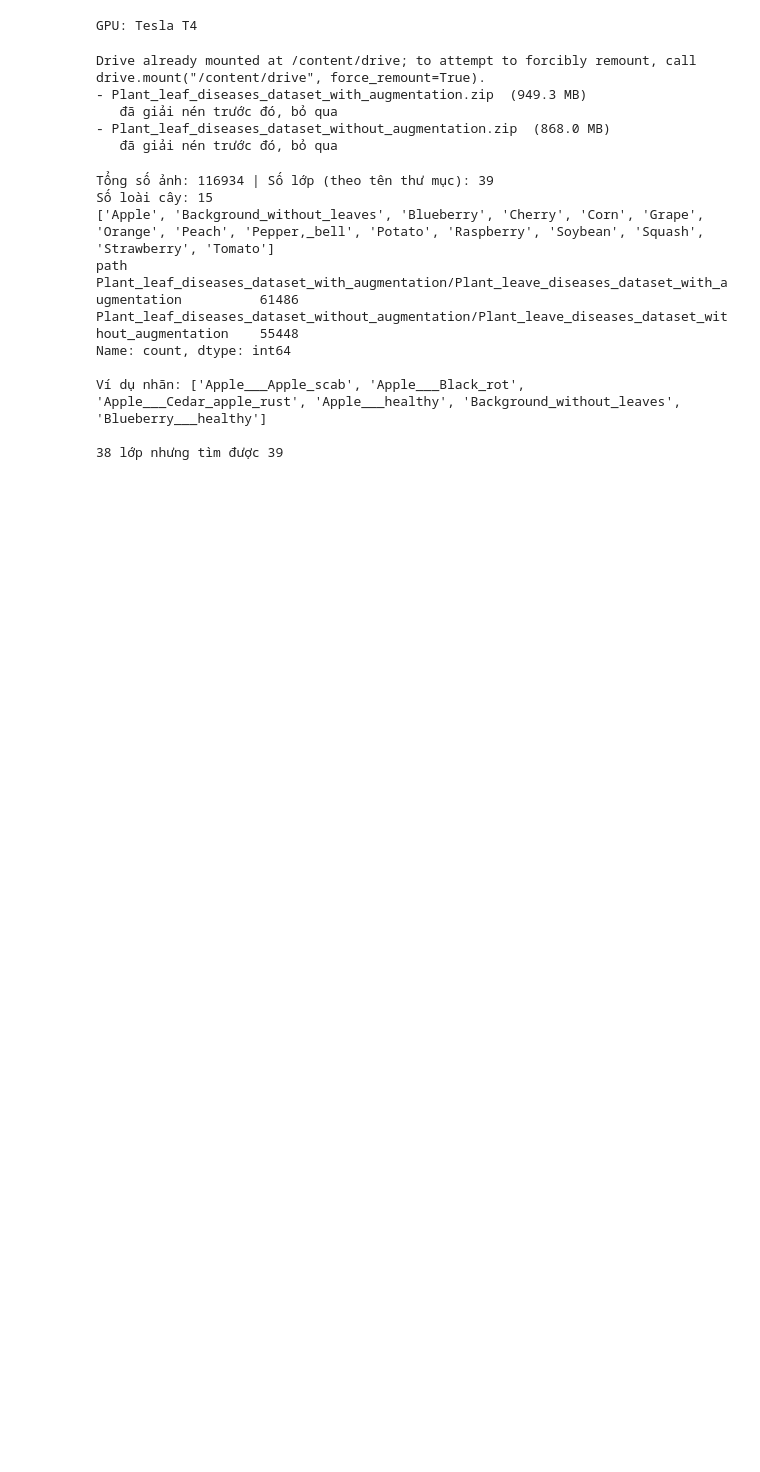
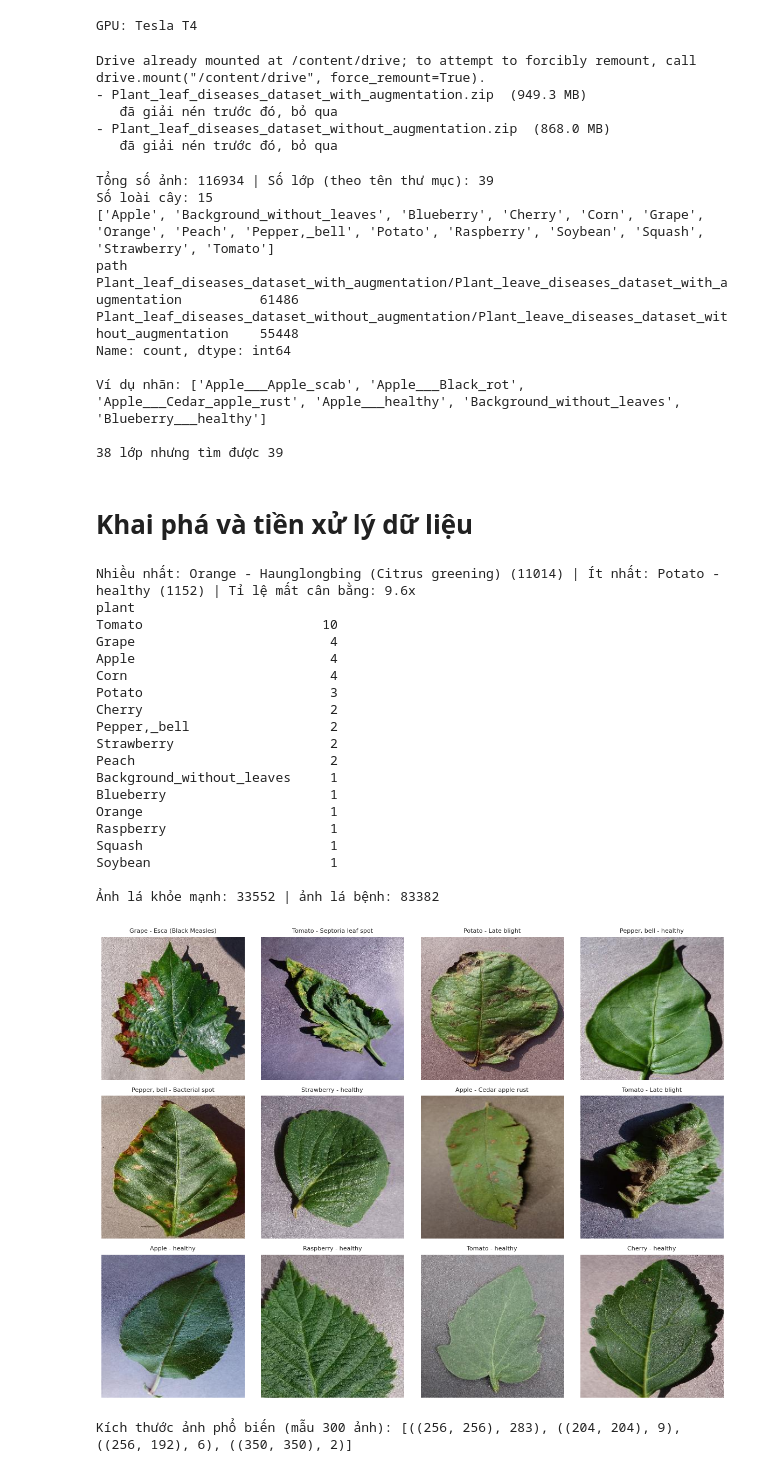
Before and after one commit to doanxuantuong/PlantLeafDiseaseClassification, a Jupyter notebook: Plant_Leaf_Disease_Classification.ipynb, the cells around one changed output. Drawn from its saved outputs; the diff is of its cells as text; code cells hidden in the pictures; blank space fills up the shorter version.

```diff
--- a/Plant_Leaf_Disease_Classification.ipynb
+++ b/Plant_Leaf_Disease_Classification.ipynb
@@ -164,3 +168,45 @@ Name: count, dtype: int64
 Ví dụ nhãn: ['Apple___Apple_scab', 'Apple___Black_rot', 'Apple___Cedar_apple_rust', 'Apple___healthy', 'Background_without_leaves', 'Blueberry___healthy']
 
 38 lớp nhưng tìm được 39
+# %% [markdown]
+# **Khai phá và tiền xử lý dữ liệu**
+# %%
+cnt = df.label.value_counts()
+print(f"Nhiều nhất: {pretty(cnt.idxmax())} ({cnt.max()}) | Ít nhất: {pretty(cnt.idxmin())} ({cnt.min()}) "
+      f"| Tỉ lệ mất cân bằng: {cnt.max() / cnt.min():.1f}x")
+
+df["plant"] = df.label.str.split("___").str[0]
+df["healthy"] = df.label.str.lower().str.contains("healthy")
+
+print(df.groupby("plant").label.nunique().sort_values(ascending=False).to_string())
+print(f"\nẢnh lá khỏe mạnh: {df.healthy.sum()} | ảnh lá bệnh: {(~df.healthy).sum()}")
+
+rng = np.random.default_rng(SEED)
+labs = rng.choice(sorted(df.label.unique()), size=min(12, df.label.nunique()), replace=False)
+paths = [df[df.label == l].path.sample(1, random_state=SEED).iloc[0] for l in labs]
+show_grid(paths, [pretty(l) for l in labs])
+
+sizes = Counter(Image.open(p).size for p in df.path.sample(min(300, len(df)), random_state=SEED))
+print("Kích thước ảnh phổ biến (mẫu 300 ảnh):", sizes.most_common(5))
+# %% [output]
+Nhiều nhất: Orange - Haunglongbing (Citrus greening) (11014) | Ít nhất: Potato - healthy (1152) | Tỉ lệ mất cân bằng: 9.6x
+plant
+Tomato                       10
+Grape                         4
+Apple                         4
+Corn                          4
+Potato                        3
+Cherry                        2
+Pepper,_bell                  2
+Strawberry                    2
+Peach                         2
+Background_without_leaves     1
+Blueberry                     1
+Orange                        1
+Raspberry                     1
+Squash                        1
+Soybean                       1
+
+Ảnh lá khỏe mạnh: 33552 | ảnh lá bệnh: 83382
+[figure, added]
+Kích thước ảnh phổ biến (mẫu 300 ảnh): [((256, 256), 283), ((204, 204), 9), ((256, 192), 6), ((350, 350), 2)]
```
Also changed, not shown: parts of 4 cells of this notebook.
